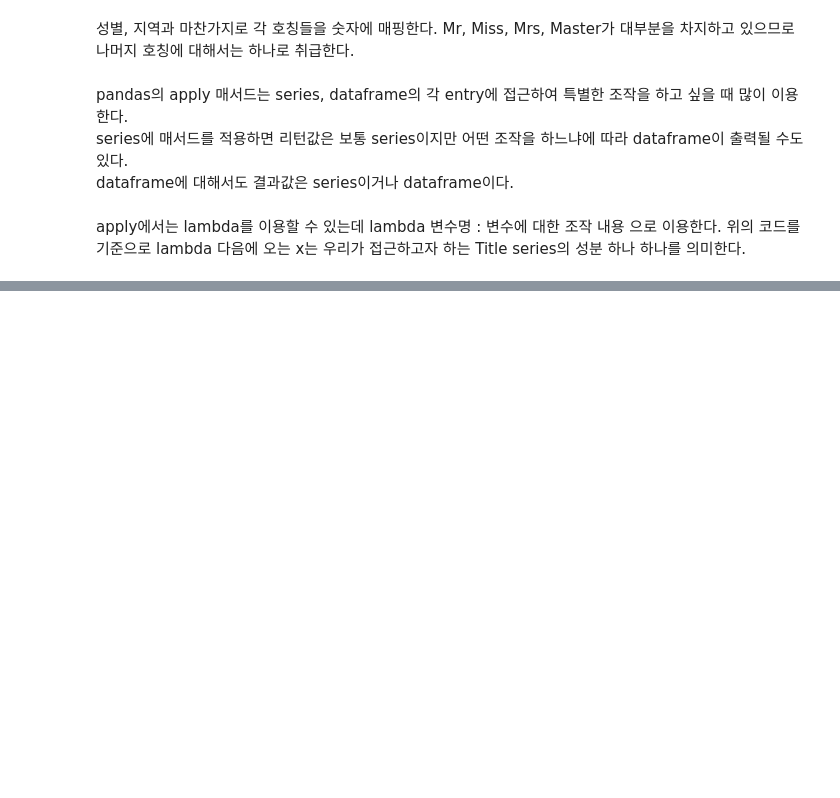
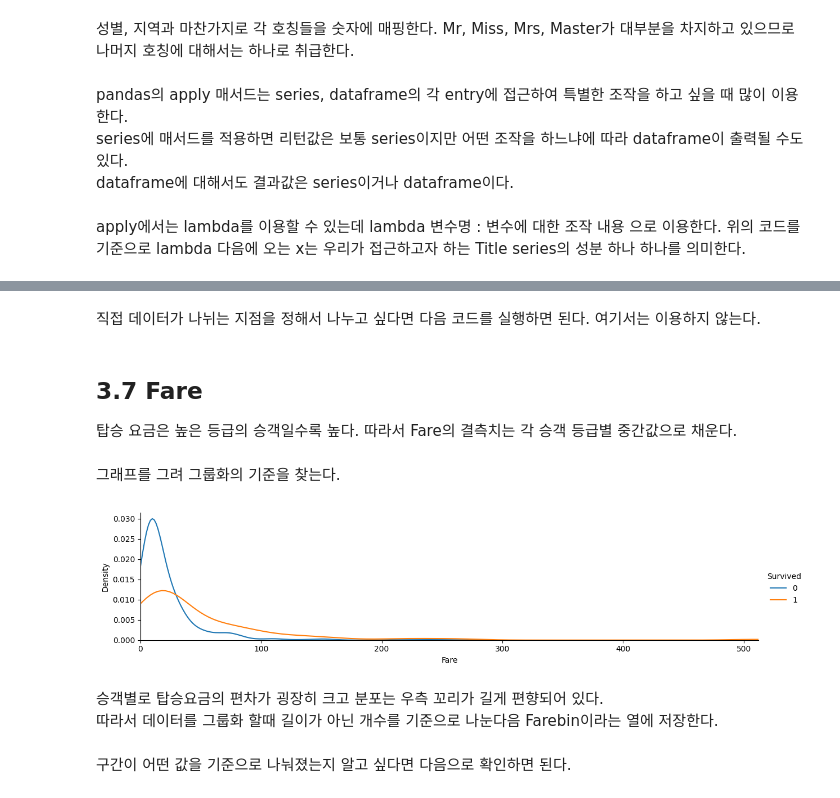
Before and after one commit to Hyeonjun-Heo/Titanic, a Jupyter notebook: tytanic-model.ipynb, the cells around one changed output, grey strips where cells are left out. Cells and saved outputs as stored; diff of their text form; code cells hidden in the pictures; blank space fills up the shorter version.

```diff
--- a/tytanic-model.ipynb
+++ b/tytanic-model.ipynb
@@ -374,0 +465,2 @@ bar_chart('Title')
+# %% [markdown]
+직접 데이터가 나뉘는 지점을 정해서 나누고 싶다면 다음 코드를 실행하면 된다. 여기서는 이용하지 않는다.
@@ -374,0 +475,4 @@ bar_chart('Title')
+# %% [markdown]
+## 3.7 Fare
+
+탑승 요금은 높은 등급의 승객일수록 높다. 따라서 Fare의 결측치는 각 승객 등급별 중간값으로 채운다.
@@ -374,0 +482,12 @@ bar_chart('Title')
+# %% [markdown]
+그래프를 그려 그룹화의 기준을 찾는다.
+# %%
+g = sns.FacetGrid(train, hue='Survived', aspect=4)
+g = (g.map(sns.kdeplot, 'Fare')
+     .add_legend() # 범주 추가
+     .set(xlim=(0, train['Fare'].max()))) # X축 범위 설정
+# %% [output]
+[figure, added]
+# %% [markdown]
+승객별로 탑승요금의 편차가 굉장히 크고 분포는 우측 꼬리가 길게 편향되어 있다.
+따라서 데이터를 그룹화 할때 길이가 아닌 개수를 기준으로 나눈다음 Farebin이라는 열에 저장한다.
@@ -374,0 +497,2 @@ bar_chart('Title')
+# %% [markdown]
+구간이 어떤 값을 기준으로 나눠졌는지 알고 싶다면 다음으로 확인하면 된다.
```
Also changed, not shown: parts of 51 cells of this notebook, 1 other file.
